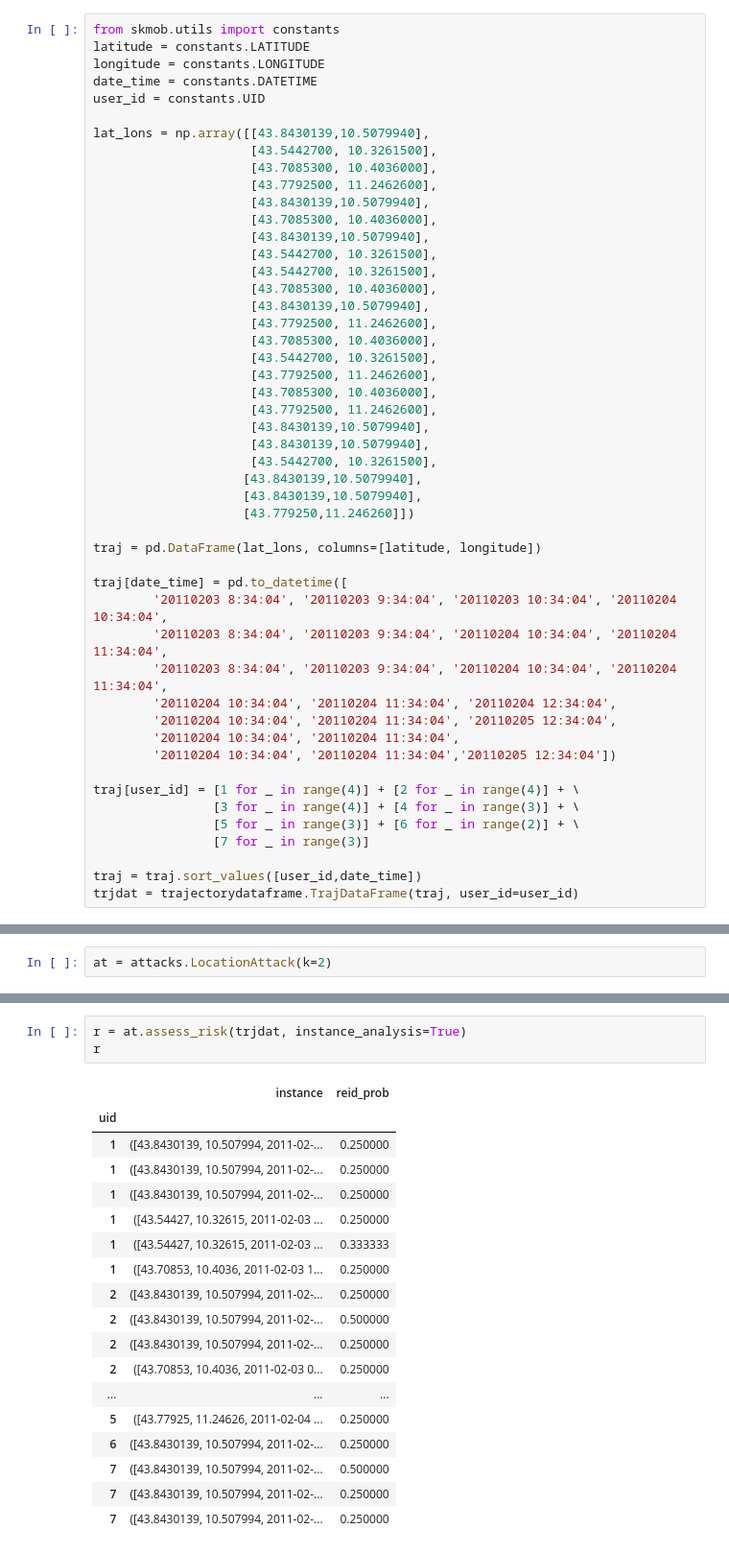
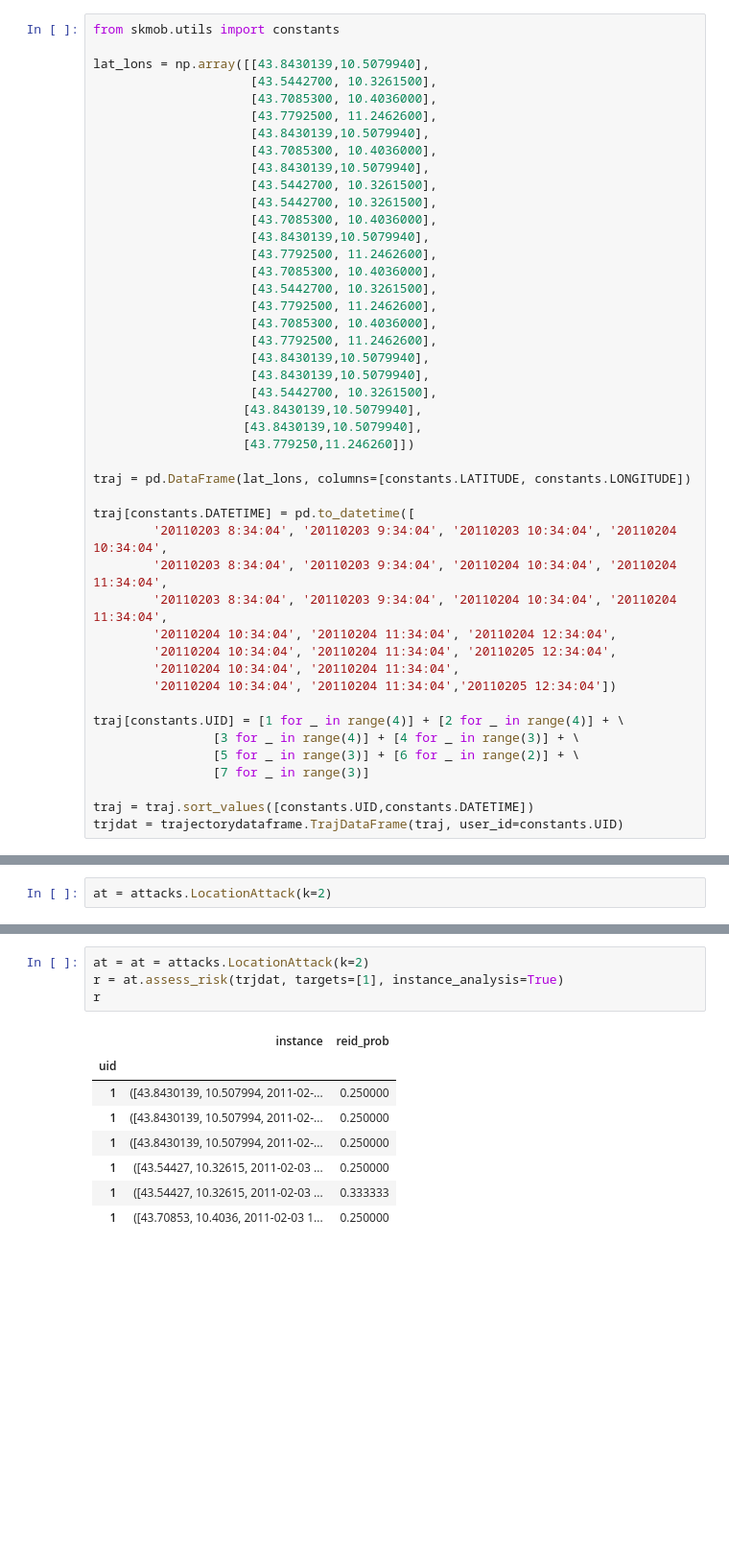
Before and after one commit to scikit-mobility/scikit-mobility, a Jupyter notebook: tutorial/6_privacy_skmob_tutorial.ipynb, the cells around one changed output, grey strips where cells are left out. Shown at 96% size. Drawn from its saved outputs; the diff is of its cells as text; blank space fills up the shorter version.

```diff
--- a/tutorial/6_privacy_skmob_tutorial.ipynb
+++ b/tutorial/6_privacy_skmob_tutorial.ipynb
@@ -17,9 +16,5 @@ from skmob.utils.utils import frequency_vector, probability_vector, date_time_pr
 # %%
 from skmob.utils import constants
-latitude = constants.LATITUDE
-longitude = constants.LONGITUDE
-date_time = constants.DATETIME
-user_id = constants.UID
 
 lat_lons = np.array([[43.8430139,10.5079940],
                      [43.5442700, 10.3261500],
@@ -45,9 +40,9 @@ lat_lons = np.array([[43.8430139,10.5079940],
                     [43.8430139,10.5079940],
                     [43.779250,11.246260]])
 
-traj = pd.DataFrame(lat_lons, columns=[latitude, longitude])
+traj = pd.DataFrame(lat_lons, columns=[constants.LATITUDE, constants.LONGITUDE])
 
-traj[date_time] = pd.to_datetime([
+traj[constants.DATETIME] = pd.to_datetime([
         '20110203 8:34:04', '20110203 9:34:04', '20110203 10:34:04', '20110204 10:34:04',
         '20110203 8:34:04', '20110203 9:34:04', '20110204 10:34:04', '20110204 11:34:04',
         '20110203 8:34:04', '20110203 9:34:04', '20110204 10:34:04', '20110204 11:34:04',
@@ -56,13 +51,13 @@ traj[date_time] = pd.to_datetime([
         '20110204 10:34:04', '20110204 11:34:04',
         '20110204 10:34:04', '20110204 11:34:04','20110205 12:34:04'])
 
-traj[user_id] = [1 for _ in range(4)] + [2 for _ in range(4)] + \
+traj[constants.UID] = [1 for _ in range(4)] + [2 for _ in range(4)] + \
                 [3 for _ in range(4)] + [4 for _ in range(3)] + \
                 [5 for _ in range(3)] + [6 for _ in range(2)] + \
                 [7 for _ in range(3)]
 
-traj = traj.sort_values([user_id,date_time])
-trjdat = trajectorydataframe.TrajDataFrame(traj, user_id=user_id)
+traj = traj.sort_values([constants.UID,constants.DATETIME])
+trjdat = trajectorydataframe.TrajDataFrame(traj, user_id=constants.UID)
 # %%
 trjdat
 # %% [output]
@@ -108,22 +193,13 @@ r
 # %%
-r = at.assess_risk(trjdat, instance_analysis=True)
+at = at = attacks.LocationAttack(k=2)
+r = at.assess_risk(trjdat, targets=[1], instance_analysis=True)
 r
 # %% [output]
 |  | instance | reid_prob |
 | uid |  |  |
 | 1 | ([43.8430139, 10.507994, 2011-02-... | 0.250000 |
 | 1 | ([43.8430139, 10.507994, 2011-02-... | 0.250000 |
 | 1 | ([43.8430139, 10.507994, 2011-02-... | 0.250000 |
 | 1 | ([43.54427, 10.32615, 2011-02-03 ... | 0.250000 |
 | 1 | ([43.54427, 10.32615, 2011-02-03 ... | 0.333333 |
 | 1 | ([43.70853, 10.4036, 2011-02-03 1... | 0.250000 |
-| 2 | ([43.8430139, 10.507994, 2011-02-... | 0.250000 |
-| 2 | ([43.8430139, 10.507994, 2011-02-... | 0.500000 |
-| 2 | ([43.8430139, 10.507994, 2011-02-... | 0.250000 |
-| 2 | ([43.70853, 10.4036, 2011-02-03 0... | 0.250000 |
-| ... | ... | ... |
-| 5 | ([43.77925, 11.24626, 2011-02-04 ... | 0.250000 |
-| 6 | ([43.8430139, 10.507994, 2011-02-... | 0.250000 |
-| 7 | ([43.8430139, 10.507994, 2011-02-... | 0.500000 |
-| 7 | ([43.8430139, 10.507994, 2011-02-... | 0.250000 |
-| 7 | ([43.8430139, 10.507994, 2011-02-... | 0.250000 |
```
Also changed, not shown: parts of 45 cells of this notebook.
